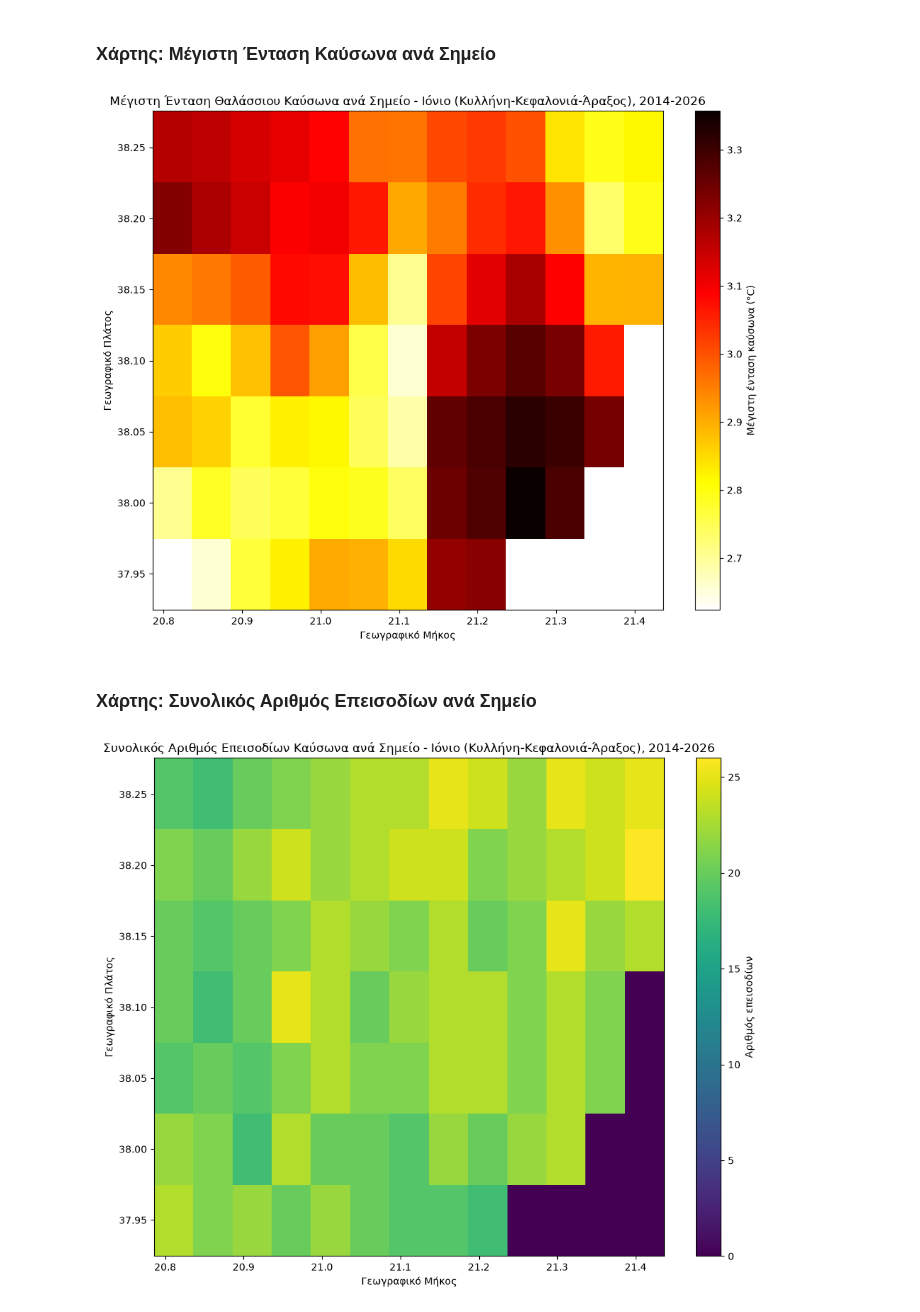
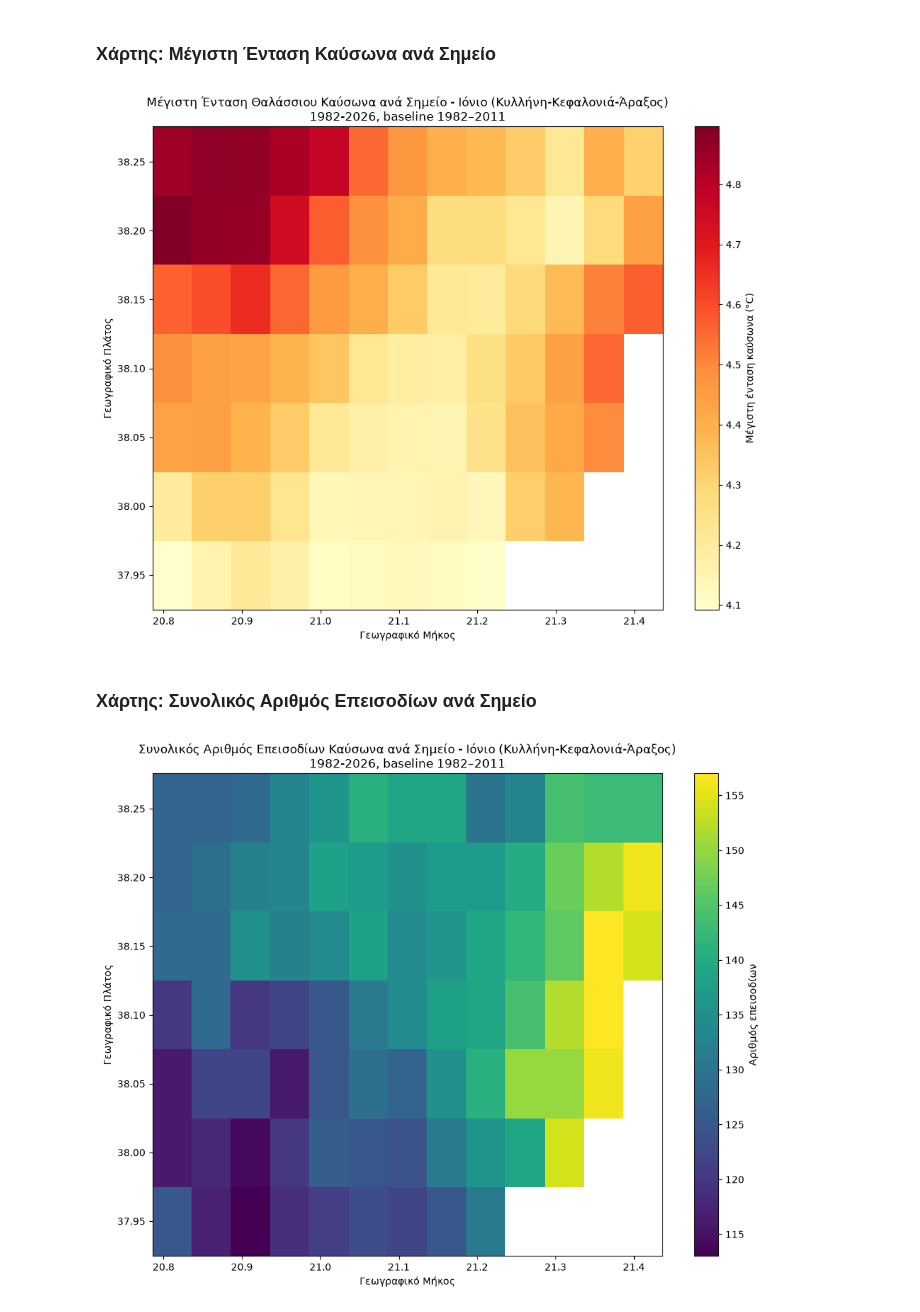
Before and after one commit to giorgosperidromos-glitch/marine-heatwave-detection, a Jupyter notebook: ocean_analysis.ipynb, the cells around one changed output. Cells and saved outputs as stored; diff of their text form; code cells hidden in the pictures.

```diff
--- a/ocean_analysis.ipynb
+++ b/ocean_analysis.ipynb
@@ -154,11 +286,11 @@ ResponseSubset(file_path=WindowsPath('data/sst_region_small_(1).nc'), output_dir
 (ανοιχτά Κυλλήνης-Κεφαλονιάς-Αράξου) — 91 σημεία, grid 7×13 — ώστε να εντοπιστούν περιοχές με
 υψηλότερη ένταση/συχνότητα καυσώνων.
 # %%
-ds_region = xr.open_dataset("data/sst_region_small.nc")
+ds_region = xr.open_dataset("data/sst_region_1982_2026.nc")
 sst_region = ds_region["analysed_sst"] - 273.15
 sst_region.name = "sst"
 print(sst_region.shape)  # (χρόνος, latitude, longitude)
 
-clim_region = threshold(sst_region)
+clim_region = threshold(sst_region, climatologyPeriod=[1982, 2011])
 mhw_region = detect(sst_region, clim_region["thresh"], clim_region["seas"])
 # %% [output]
@@ -167,28 +299,30 @@ calendar not in keys
 # %% [markdown]
 ### Χάρτης: Μέγιστη Ένταση Καύσωνα ανά Σημείο
 # %%
-max_intensity_map = mhw_region["intensity_max"].max(dim="events", skipna=True)
+sea_mask = sst_region.notnull().any("time")
+max_intensity_map = mhw_region["intensity_max"].max(dim="events", skipna=True).where(sea_mask)
 
 plt.figure(figsize=(10, 8))
-max_intensity_map.plot(cmap="hot_r", cbar_kwargs={"label": "Μέγιστη ένταση καύσωνα (°C)"})
-plt.title("Μέγιστη Ένταση Θαλάσσιου Καύσωνα ανά Σημείο - Ιόνιο (Κυλλήνη-Κεφαλονιά-Άραξος), 2014-2026")
+max_intensity_map.plot(cmap="YlOrRd", cbar_kwargs={"label": "Μέγιστη ένταση καύσωνα (°C)"})
+plt.title("Μέγιστη Ένταση Θαλάσσιου Καύσωνα ανά Σημείο - Ιόνιο (Κυλλήνη-Κεφαλονιά-Άραξος)\n1982-2026, baseline 1982–2011")
 plt.xlabel("Γεωγραφικό Μήκος")
 plt.ylabel("Γεωγραφικό Πλάτος")
 plt.tight_layout()
 plt.show()
 # %% [output]
-[figure, old version]
+[figure, new version]
 # %% [markdown]
 ### Χάρτης: Συνολικός Αριθμός Επεισοδίων ανά Σημείο
 # %%
-n_events_map = mhw_region["duration"].count(dim="events")
+sea_mask = sst_region.notnull().any("time")
+n_events_map = mhw_region["duration"].count(dim="events").where(sea_mask)
 
 plt.figure(figsize=(10, 8))
 n_events_map.plot(cmap="viridis", cbar_kwargs={"label": "Αριθμός επεισοδίων"})
-plt.title("Συνολικός Αριθμός Επεισοδίων Καύσωνα ανά Σημείο - Ιόνιο (Κυλλήνη-Κεφαλονιά-Άραξος), 2014-2026")
+plt.title("Συνολικός Αριθμός Επεισοδίων Καύσωνα ανά Σημείο - Ιόνιο (Κυλλήνη-Κεφαλονιά-Άραξος)\n1982-2026, baseline 1982–2011")
 plt.xlabel("Γεωγραφικό Μήκος")
 plt.ylabel("Γεωγραφικό Πλάτος")
 plt.tight_layout()
 plt.show()
 # %% [output]
-[figure, old version]
+[figure, new version]
```
Also changed, not shown: parts of 19 cells of this notebook, 7 other files.
